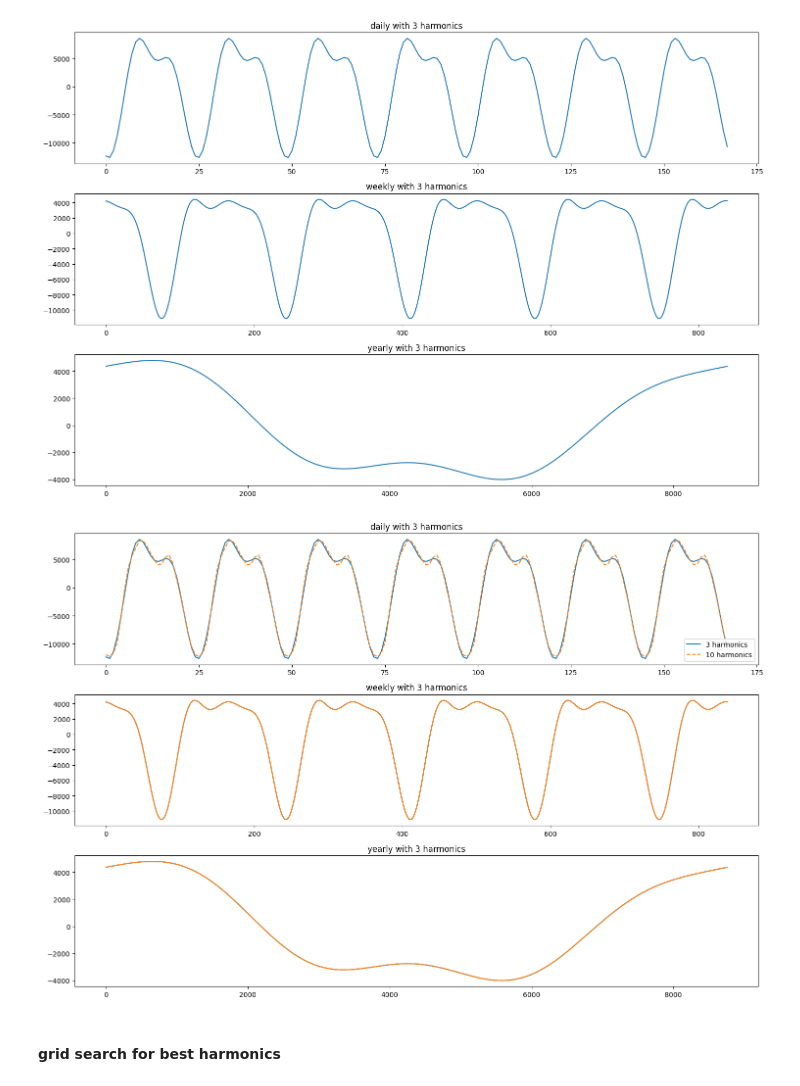
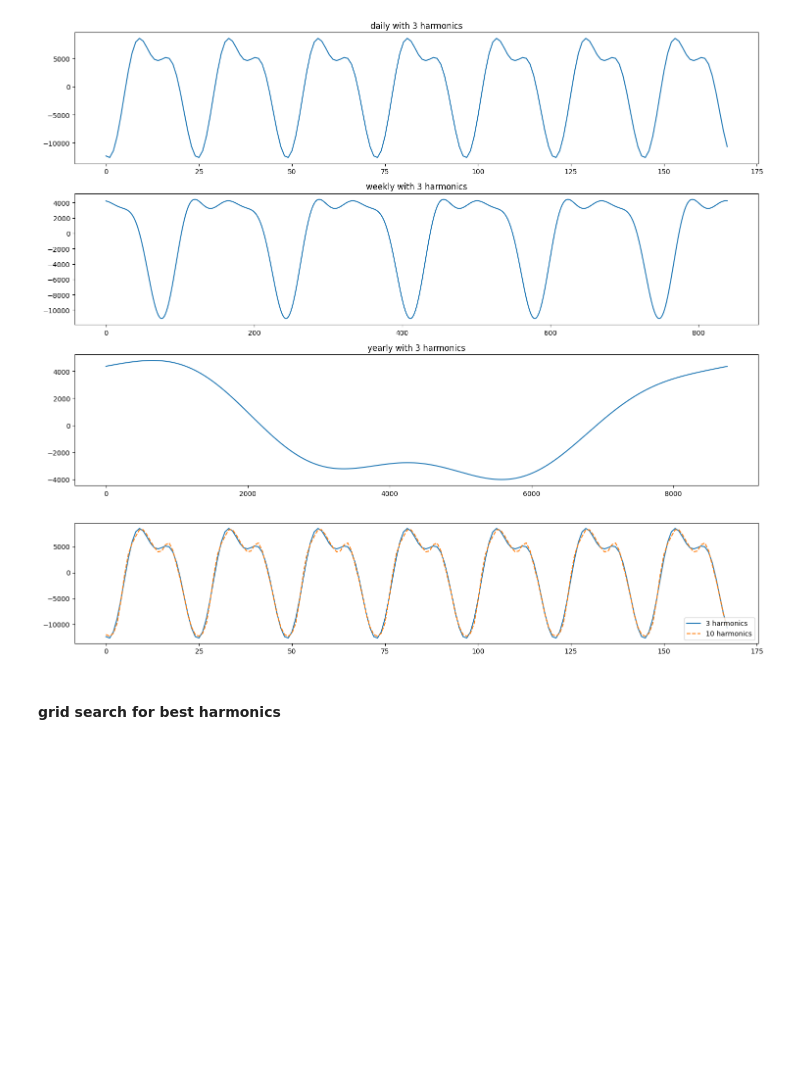
Before and after one commit to hikotei/2023_11-PTSFC, a Jupyter notebook: Energy/2023_12_31 lin reg.ipynb, the cells around one changed output. Cells and saved outputs as stored; diff of their text form; code cells hidden in the pictures; blank space fills up the shorter version.

```diff
--- a/Energy/2023_12_31 lin reg.ipynb
+++ b/Energy/2023_12_31 lin reg.ipynb
@@ -612,31 +612,21 @@ Notes:
 # %%
 # seasonalities_10 = seasonalities
 # seasonalities_3 = seasonalities
 
 # = = = = = = = = = = = = = = = = = = = = = = =
 # Plot the seasonalities
-fig, axes = plt.subplots(3, 1, figsize=(15, 10))
+
+plt.figure(figsize=(15,3))
 season_names = ['daily', 'weekly', 'yearly']
 
-for s_idx, seasonailities in enumerate([seasonalities_3, seasonalities_10]):
+plt.plot(seasonalities_3[0][:24*7], label=f'3 harmonics', ls='-')
+plt.plot(seasonalities_10[0][:24*7], label=f'10 harmonics', ls='--')
 
-    for idx, ax in enumerate(axes):
-        if idx == 0:
-            if s_idx == 0:
-                ax.plot(seasonalities_3[idx][:24*7], label=f'3 harmonics', ls='-')
-            else:
-                ax.plot(seasonalities_10[idx][:24*7], label=f'10 harmonics', ls='--')
-            ax.legend()
-        elif idx == 1:
-            ax.plot(seasonalities[idx][:24*7*5])
-        elif idx == 2:
-            ax.plot(seasonalities[idx])
-        ax.set_title(f"{season_names[idx]} with {n_vals[idx]} harmonics")
-
+plt.legend()
 plt.tight_layout()
 plt.show()
 # %% [output]
-[figure, old version]
+[figure, new version]
 # %% [markdown]
 #### grid search for best harmonics
 # %%
```
Also changed, not shown: parts of 8 cells of this notebook, 1 other file.
